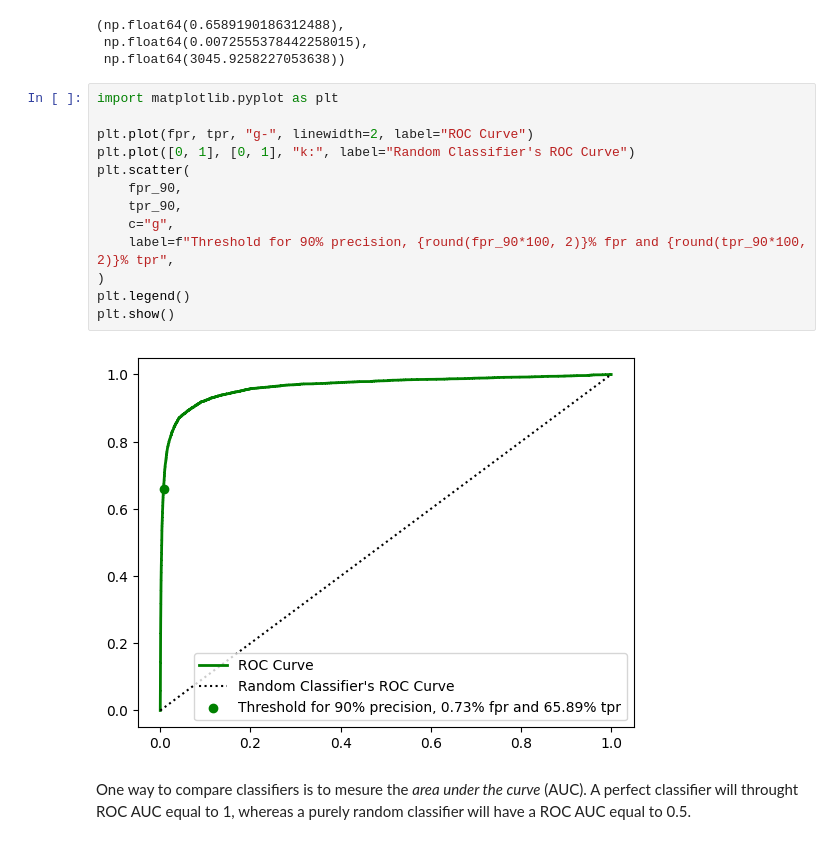
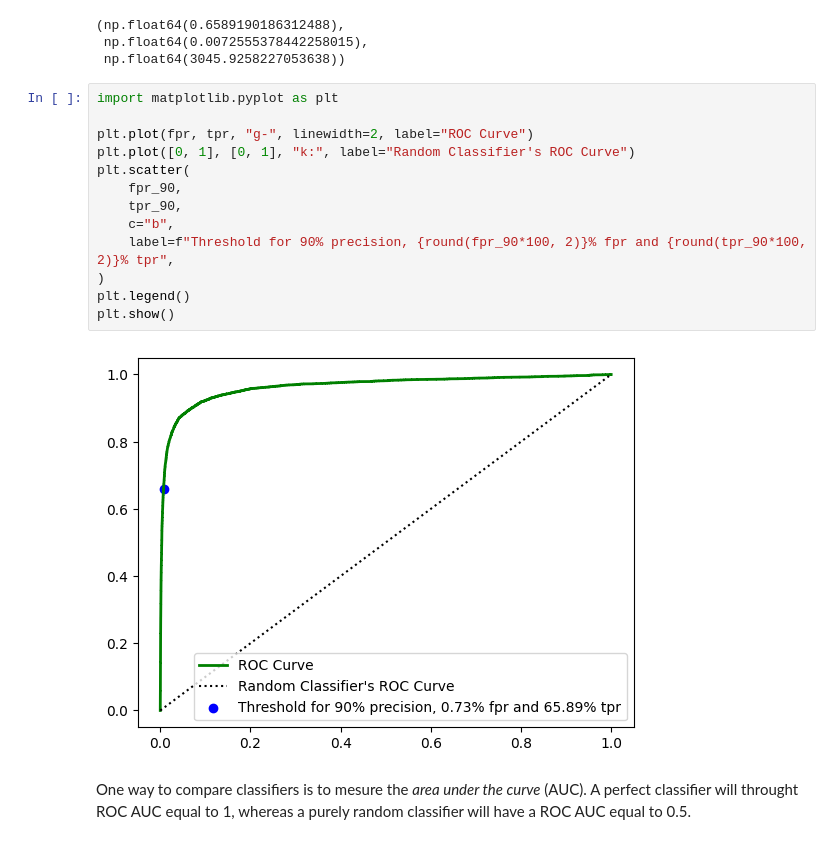
Before and after one commit to wilberquito/ML, a Jupyter notebook: classification/mnist-is5/mnist-is5.ipynb, the cells around one changed output. Saved outputs shown, nothing was run; the diff lists cells and outputs as text.

```diff
--- a/classification/mnist-is5/mnist-is5.ipynb
+++ b/classification/mnist-is5/mnist-is5.ipynb
@@ -422,18 +422,18 @@ tpr_90, fpr_90, threshold_precision_90
 # %%
 import matplotlib.pyplot as plt
 
 plt.plot(fpr, tpr, "g-", linewidth=2, label="ROC Curve")
 plt.plot([0, 1], [0, 1], "k:", label="Random Classifier's ROC Curve")
 plt.scatter(
     fpr_90,
     tpr_90,
-    c="g",
+    c="b",
     label=f"Threshold for 90% precision, {round(fpr_90*100, 2)}% fpr and {round(tpr_90*100, 2)}% tpr",
 )
 plt.legend()
 plt.show()
 # %% [output]
-[figure, old version]
+[figure, new version]
 # %% [markdown]
 One way to compare classifiers is to mesure the *area under the curve* (AUC). A perfect classifier will throught ROC AUC equal to 1, whereas a purely random classifier will have a ROC AUC equal to 0.5.
 # %%
```
Also changed, not shown: parts of 28 cells of this notebook.
